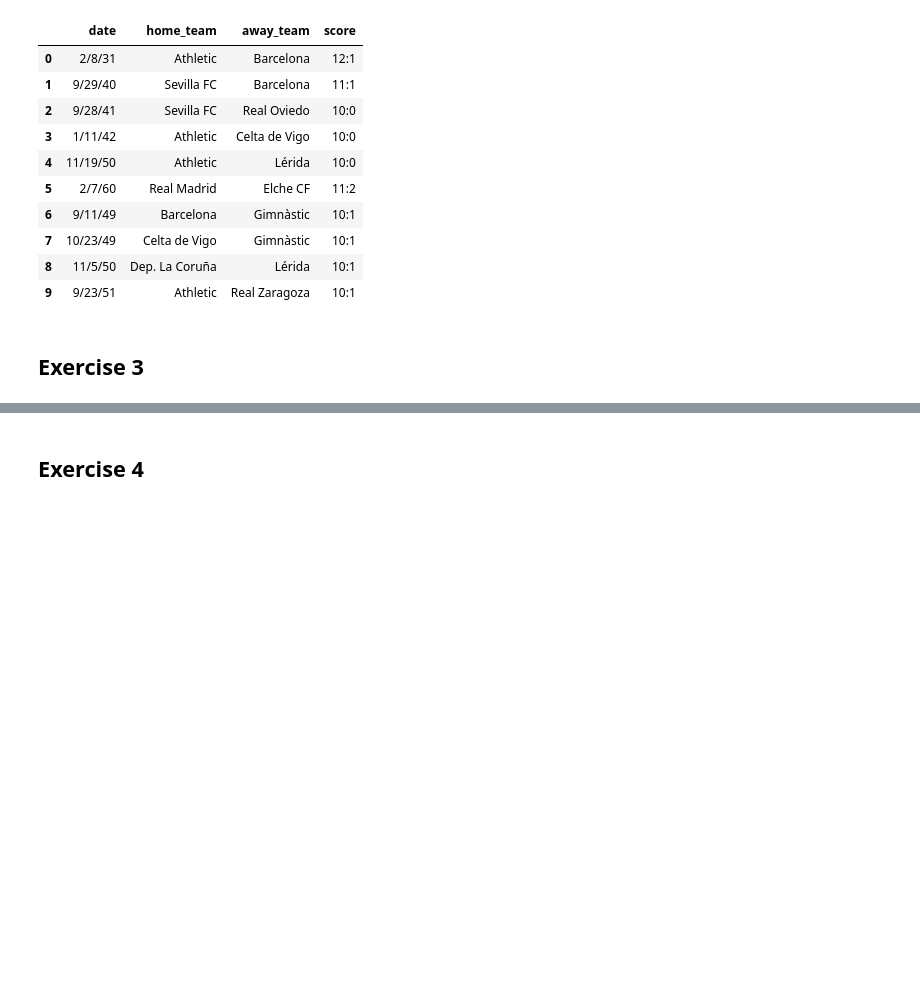
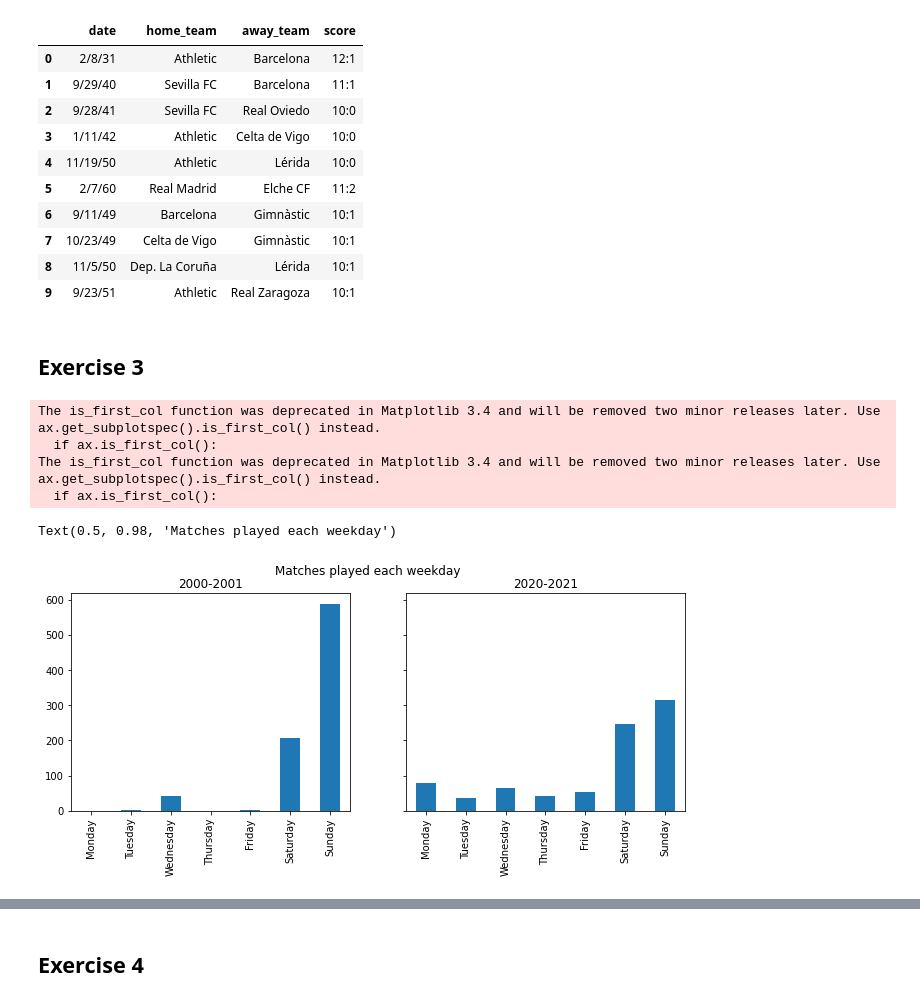
Before and after one commit to jannik-j/la-quiniela, a Jupyter notebook: analysis/AnalyticalWork.ipynb, the cells around one changed output, grey strips where cells are left out. Saved outputs shown, nothing was run; the diff lists cells and outputs as text; code cells hidden in the pictures; blank space fills up the shorter version.

Commit message:
Fixed date/time exercise in analytical work

```diff
--- a/analysis/AnalyticalWork.ipynb
+++ b/analysis/AnalyticalWork.ipynb
@@ -114,3 +116,23 @@ df.loc[df['division']==1].sort_values(by=['abs_goal_diff', 'max_goals'], ascendi
 | 9 | 9/23/51 | Athletic | Real Zaragoza | 10:1 |
 # %% [markdown]
 ## Exercise 3
+# %%
+fig, axs = plt.subplots(1, 2, figsize=(11, 4), sharey=True)
+for i, season in enumerate(['2000-2001', '2020-2021']):
+    datetime_dates = pd.to_datetime(df.loc[df['season']==season, 'date'])
+    datetime_dates[datetime_dates.dt.year >= 2023] -= pd.DateOffset(years=100)
+    weekdays = datetime_dates.dt.day_name()
+    days = ['Monday', 'Tuesday', 'Wednesday', 'Thursday', 'Friday', 'Saturday', 'Sunday']
+    weekdays_count = weekdays.value_counts()
+    for day in days:
+        if day not in weekdays_count.index:
+            weekdays_count = weekdays_count.append(pd.Series([0], index=[day]))
+    weekdays_count[days].plot.bar(ax=axs[i], title=season)
+plt.suptitle("Matches played each weekday")
+# %% [output]
+The is_first_col function was deprecated in Matplotlib 3.4 and will be removed two minor releases later. Use ax.get_subplotspec().is_first_col() instead.
+  if ax.is_first_col():
+The is_first_col function was deprecated in Matplotlib 3.4 and will be removed two minor releases later. Use ax.get_subplotspec().is_first_col() instead.
+  if ax.is_first_col():
+Text(0.5, 0.98, 'Matches played each weekday')
+[figure, added]
```
Also changed, not shown: parts of 8 cells of this notebook, 4 other files.
